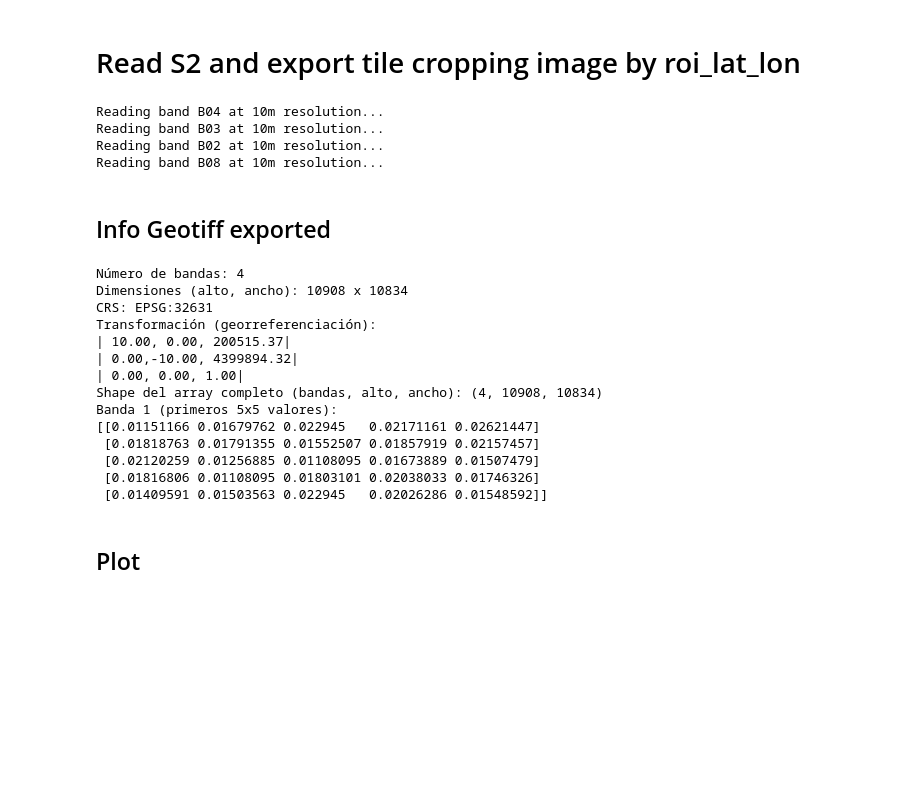
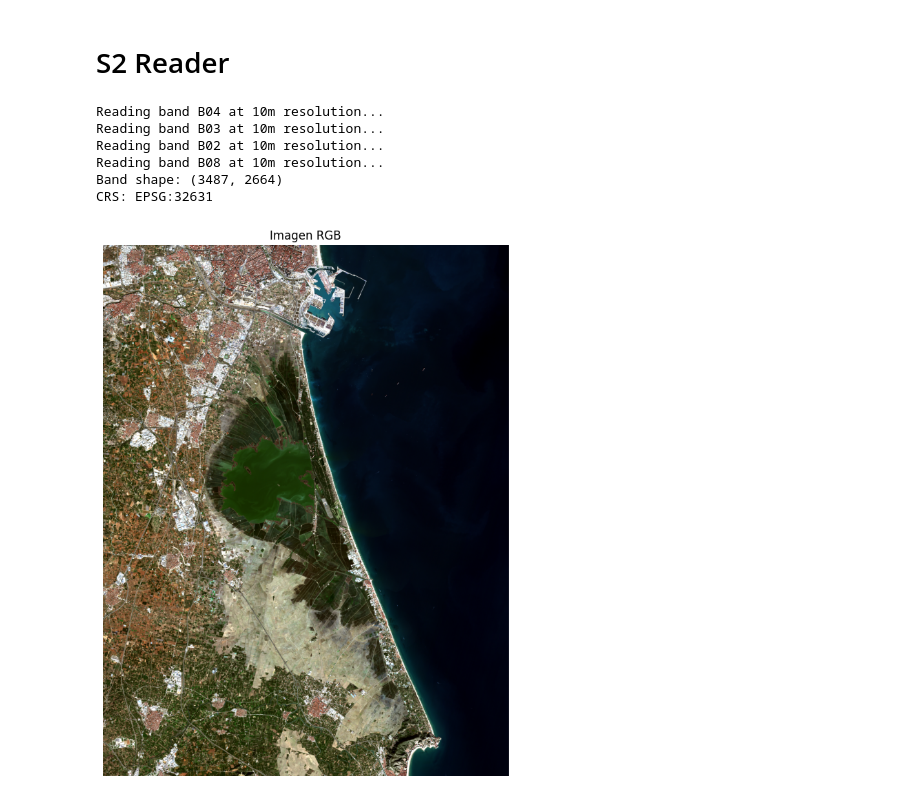
Before and after one commit to garciadd/WqSat_format, a Jupyter notebook: notebooks/s2_reader.ipynb, the cells around one changed output. Drawn from its saved outputs; the diff is of its cells as text; code cells hidden in the pictures; blank space fills up the shorter version.

```diff
--- a/notebooks/s2_reader.ipynb
+++ b/notebooks/s2_reader.ipynb
@@ -1,2 +1,4 @@
+# %% [markdown]
+# S2 Reader
 # %%
 import os
@@ -9,66 +7,35 @@ from wqsat_format import s2_reader, atcor, utils
-# %% [markdown]
-# Read S2 and export tile cropping image by roi_lat_lon
 # %%
-input_path = '****'
+input_path = '/media/dani/Seagate Basic/data/fusion/S2MSI1C/'
 tile = 'S2A_MSIL1C_20220130T105301_N0400_R051_T31SBD_20220130T144107.SAFE'
 bands = ["B02", "B03", "B04", "B08"]
-roi_lat_lon = {'W': -0.44578,
-               'S': 38.74476,
-               'E': 0.77058,
-               'N': 39.69779}
+roi_lat_lon = {'W': -0.567878,
+               'S': 39.165123,
+               'E': -0.177863,
+               'N': 39.467922}
 
 # Define the path to the tile
 tile_path = os.path.join(input_path, tile)
 
 # Read bands
 reader = s2_reader.S2Reader(tile_path, bands=bands, roi_lat_lon=roi_lat_lon)
-reader.read_bands()
+bands, metadata, filename = reader.read_bands()
+
+print("Band shape:", bands['10']['B04'].shape)
+print("CRS:", metadata["10"]["crs"])
+
+# Visualizar una banda recortada
+rgb = utils.rgb_image(bands['10']['B04'], bands['10']['B03'], bands['10']['B02'],)
+# Mostrar la imagen
+plt.figure(figsize=(10, 10))
+plt.imshow(rgb)
+plt.title("Imagen RGB")
+plt.axis('off')
+plt.show()
 # %% [output]
 Reading band B04 at 10m resolution...
 Reading band B03 at 10m resolution...
 Reading band B02 at 10m resolution...
 Reading band B08 at 10m resolution...
+Band shape: (3487, 2664)
+CRS: EPSG:32631
+[figure, added]
-# %% [markdown]
-## Info Geotiff exported
-# %%
-input_path = '****'
-tile = 'S2A_MSIL1C_20220130T105301_N0400_R051_T31SBD_20220130T144107.SAFE'
-file = "S2A_MSIL1C_20220130T105301_N0400_R051_T31SBD_20220130T144107_10m.tif"
-
-# Define the path to the tile
-tile_path = os.path.join(input_path, tile, file)
-
-# Abrir el archivo con rasterio
-with rasterio.open(tile_path) as src:
-    print(f"Número de bandas: {src.count}")
-    print(f"Dimensiones (alto, ancho): {src.height} x {src.width}")
-    print(f"CRS: {src.crs}")
-    print(f"Transformación (georreferenciación):\n{src.transform}")
-
-    # Leer todas las bandas como un array 3D (shape: bandas, alto, ancho)
-    data = src.read()
-
-    # Leer una banda específica (por ejemplo, la banda 1)
-    banda1 = src.read(1)
-
-# Mostrar dimensiones
-print("Shape del array completo (bandas, alto, ancho):", data.shape)
-print("Banda 1 (primeros 5x5 valores):")
-print(banda1[:5, :5])
-# %% [output]
-Número de bandas: 4
-Dimensiones (alto, ancho): 10908 x 10834
-CRS: EPSG:32631
-Transformación (georreferenciación):
-| 10.00, 0.00, 200515.37|
-| 0.00,-10.00, 4399894.32|
-| 0.00, 0.00, 1.00|
-Shape del array completo (bandas, alto, ancho): (4, 10908, 10834)
-Banda 1 (primeros 5x5 valores):
-[[0.01151166 0.01679762 0.022945   0.02171161 0.02621447]
- [0.01818763 0.01791355 0.01552507 0.01857919 0.02157457]
- [0.02120259 0.01256885 0.01108095 0.01673889 0.01507479]
- [0.01816806 0.01108095 0.01803101 0.02038033 0.01746326]
- [0.01409591 0.01503563 0.022945   0.02026286 0.01548592]]
-# %% [markdown]
-## Plot
```
Also changed, not shown: parts of 8 cells of this notebook, 11 other files.
